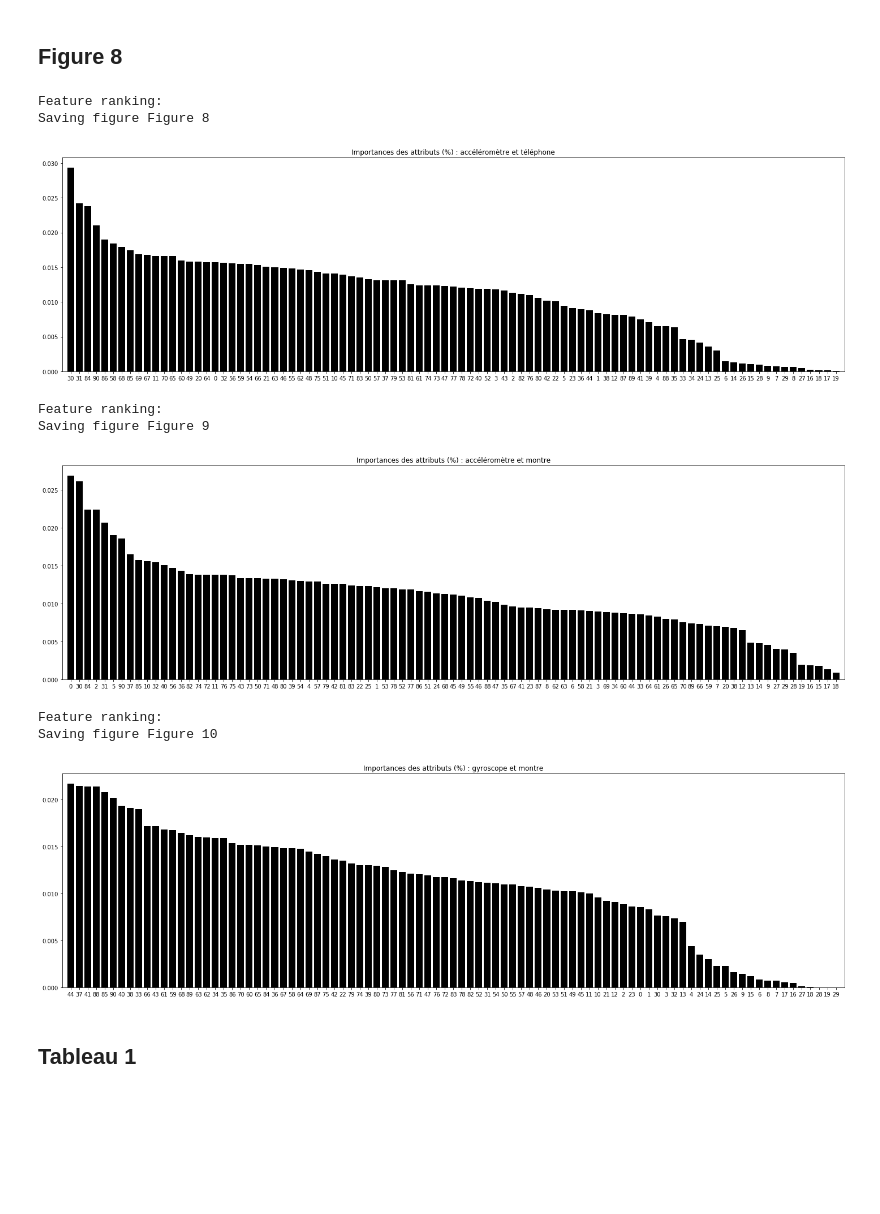
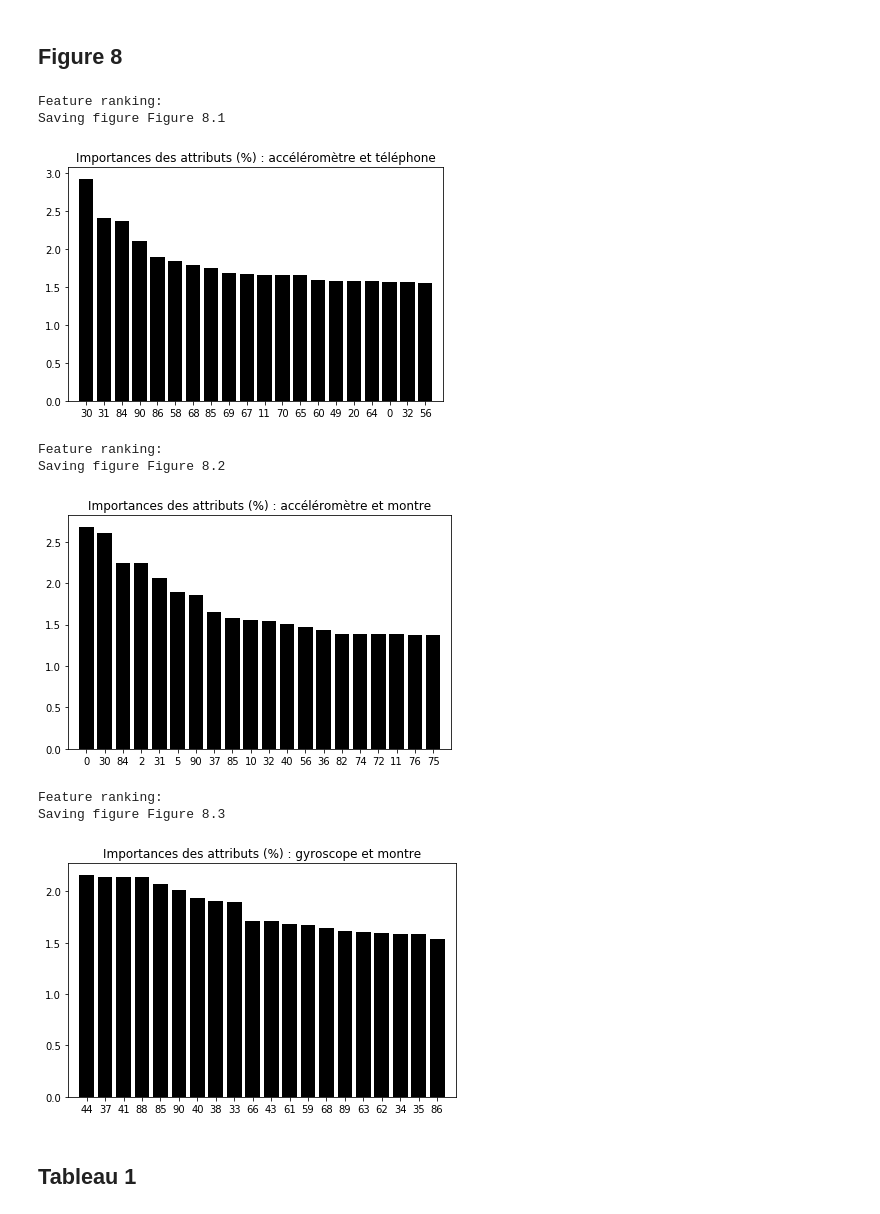
Before and after one commit to BaptisteSaintArnoult/human-activity-recognition, a Jupyter notebook: figures_of_project_report.ipynb, the cells around one changed output. Drawn from its saved outputs; the diff is of its cells as text; code cells hidden in the pictures; blank space fills up the shorter version.

```diff
--- a/figures_of_project_report.ipynb
+++ b/figures_of_project_report.ipynb
@@ -389,7 +388,7 @@ features_to_drop=['ACTIVITY','class']
 importances_by_device={}
 pd.options.display.max_rows = 999
 
-i=8
+i=1
 for device in ['phone','watch']:
     for sensor in ['accel','gyro']:
         if(not(device=='phone' and sensor=='gyro')):
@@ -409,46 +408,47 @@ for device in ['phone','watch']:
                 #mean of importances
                 if(len(globalImportances)==0):
                     globalImportances = importances
                 else:
                     globalImportances = (globalImportances + importances) / 2.0
 
             indices = np.argsort(globalImportances)[::-1]
+            indices = indices[:20]
 
             #Les attributs restant triés par ordre d'importance
             SORTED_FEATURES=X.columns[indices]
 
             # Print the feature ranking
             print("Feature ranking:")
 
             df=pd.DataFrame()
             df['feature_number']=indices
             df['feature_name']=X.columns[indices]
             df['importance']=globalImportances[indices]
             df['importance']=df['importance'].map('{:,.4f}'.format)
             #display(df)
             importances_by_device[device+'_'+sensor]=df
 
             # Plot the feature importances of the forest
-            plt.figure(figsize=(20,6))
+            #plt.figure(figsize=(20,6))
             plt.title("Importances des attributs (%) : "+toFrench(sensor)+' et '+toFrench(device))
-            plt.bar(range(X.shape[1]), globalImportances[indices],
+            plt.bar(range(len(indices)), globalImportances[indices]*100,
                    color="black", align="center")
-            plt.xticks(range(X.shape[1]), indices)
-            plt.xlim([-1, X.shape[1]])
-            save_fig("Figure "+str(i))
+            plt.xticks(range(len(indices)), indices)
+            plt.xlim([-1,len(indices)])
+            save_fig("Figure 8."+str(i))
             plt.show()
 
             i=i+1
 # %% [output]
 Feature ranking:
-Saving figure Figure 8
+Saving figure Figure 8.1
-[figure, old version]
+[figure, new version]
 Feature ranking:
-Saving figure Figure 9
+Saving figure Figure 8.2
-[figure, old version]
+[figure, new version]
 Feature ranking:
-Saving figure Figure 10
+Saving figure Figure 8.3
-[figure, old version]
+[figure, new version]
 # %% [markdown]
 ## Tableau 1
 # %%
```
Also changed, not shown: parts of 4 cells of this notebook, 1 other file.
